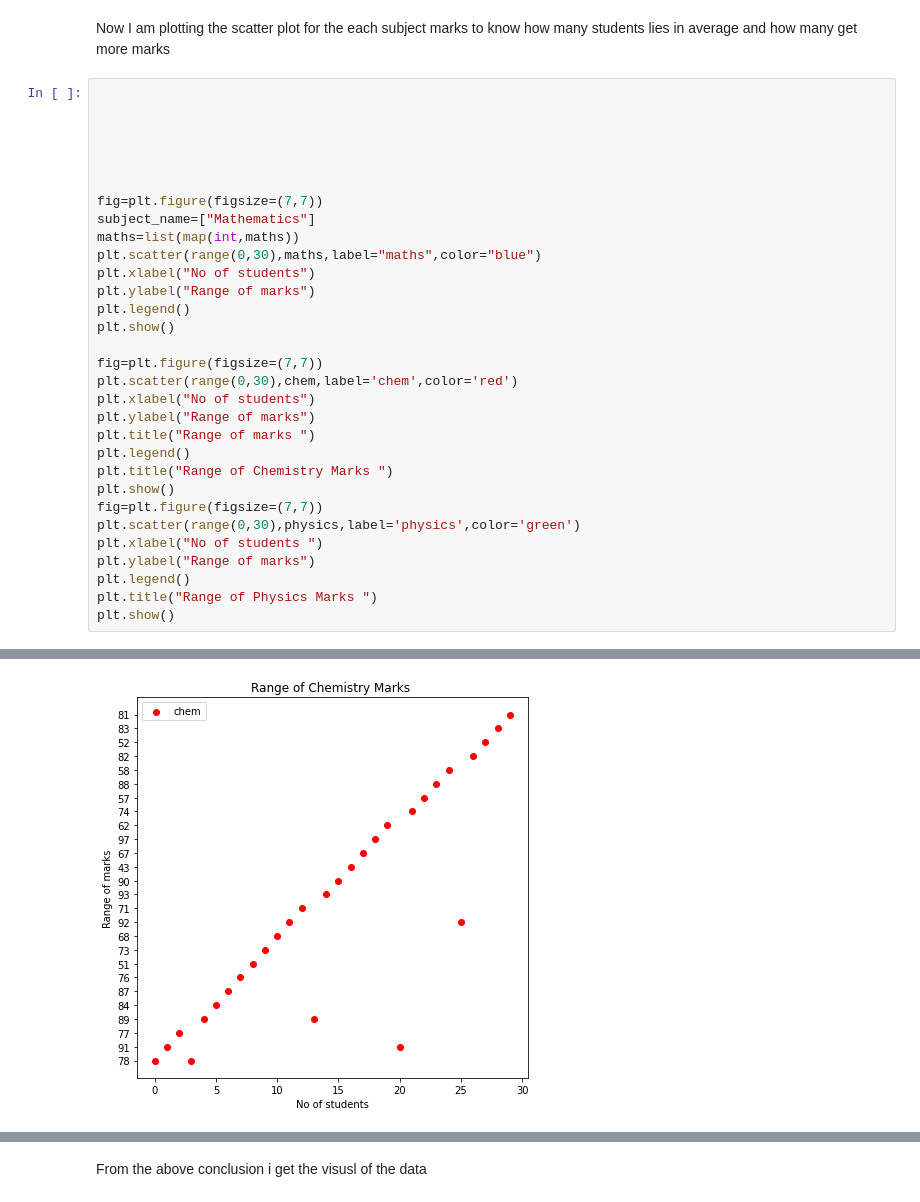
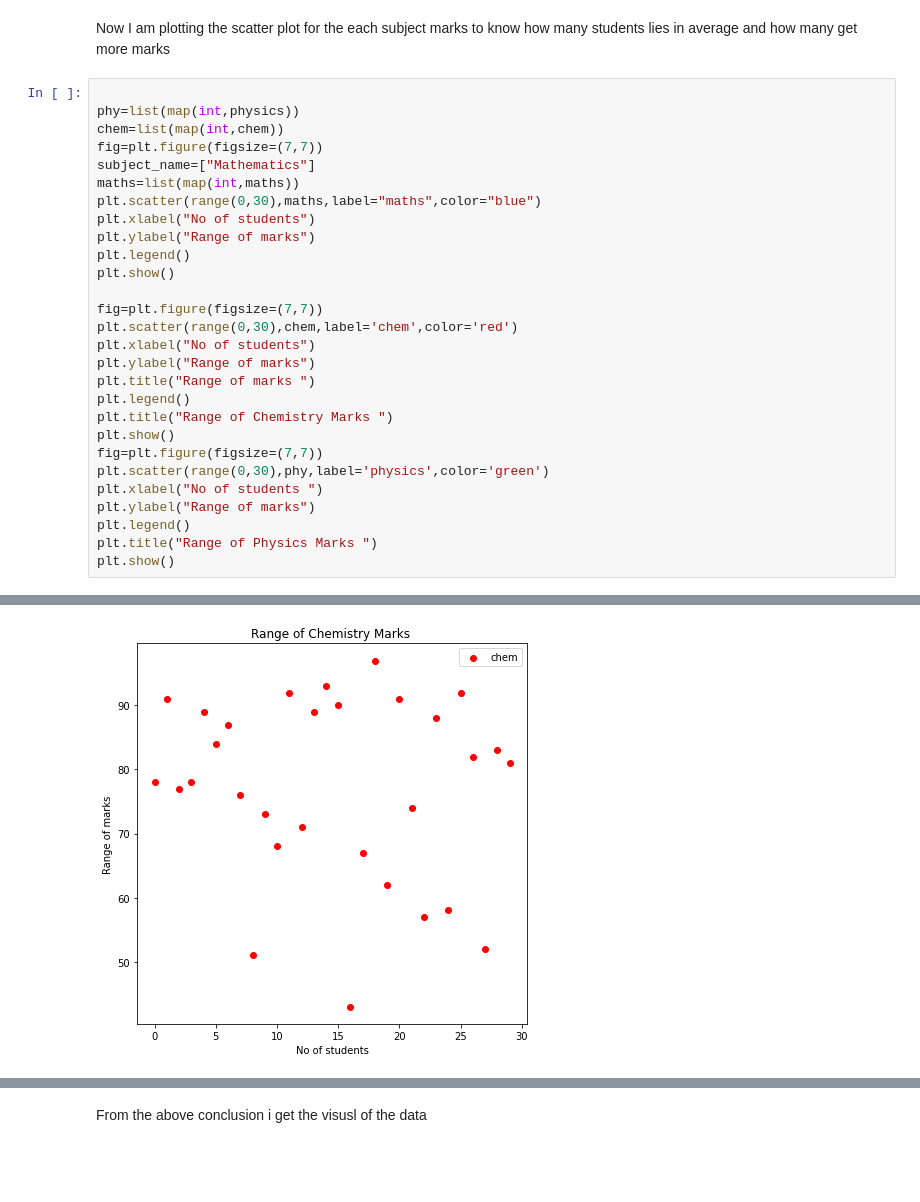
Before and after one commit to Harshipynb/project-_class, a Jupyter notebook: HarshRaj_Student_EDA_Analysis.ipynb, the cells around one changed output, grey strips where cells are left out. Drawn from its saved outputs; the diff is of its cells as text; blank space fills up the shorter version.

```diff
--- a/HarshRaj_Student_EDA_Analysis.ipynb
+++ b/HarshRaj_Student_EDA_Analysis.ipynb
@@ -203,35 +196,32 @@ From the conclusion i get  the city of the topper and thier marks
 Now I am plotting the scatter plot for the each subject marks  to know how many students lies in average and how many get more marks
 # %%
 
-
-
-
-
-
+phy=list(map(int,physics))
+chem=list(map(int,chem))
 fig=plt.figure(figsize=(7,7))
 subject_name=["Mathematics"]
 maths=list(map(int,maths))
 plt.scatter(range(0,30),maths,label="maths",color="blue")
 plt.xlabel("No of students")
 plt.ylabel("Range of marks")
 plt.legend()
 plt.show()
 
 fig=plt.figure(figsize=(7,7))
 plt.scatter(range(0,30),chem,label='chem',color='red')
 plt.xlabel("No of students")
 plt.ylabel("Range of marks")
 plt.title("Range of marks ")
 plt.legend()
 plt.title("Range of Chemistry Marks ")
 plt.show()
 fig=plt.figure(figsize=(7,7))
-plt.scatter(range(0,30),physics,label='physics',color='green')
+plt.scatter(range(0,30),phy,label='physics',color='green')
 plt.xlabel("No of students ")
 plt.ylabel("Range of marks")
 plt.legend()
 plt.title("Range of Physics Marks ")
 plt.show()
 # %% [output]
 [figure]
-[figure, old version]
+[figure, new version]
```
Also changed, not shown: parts of 2 cells of this notebook.
